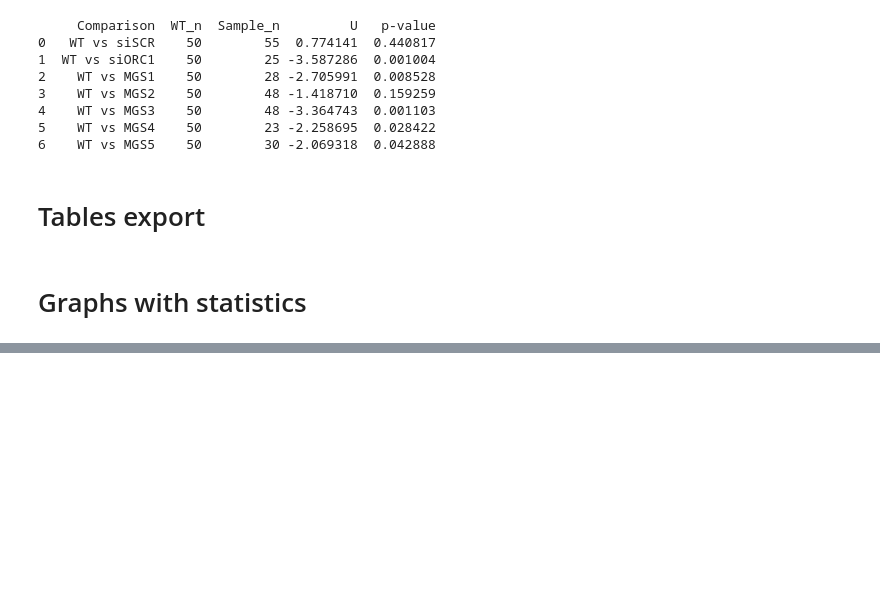
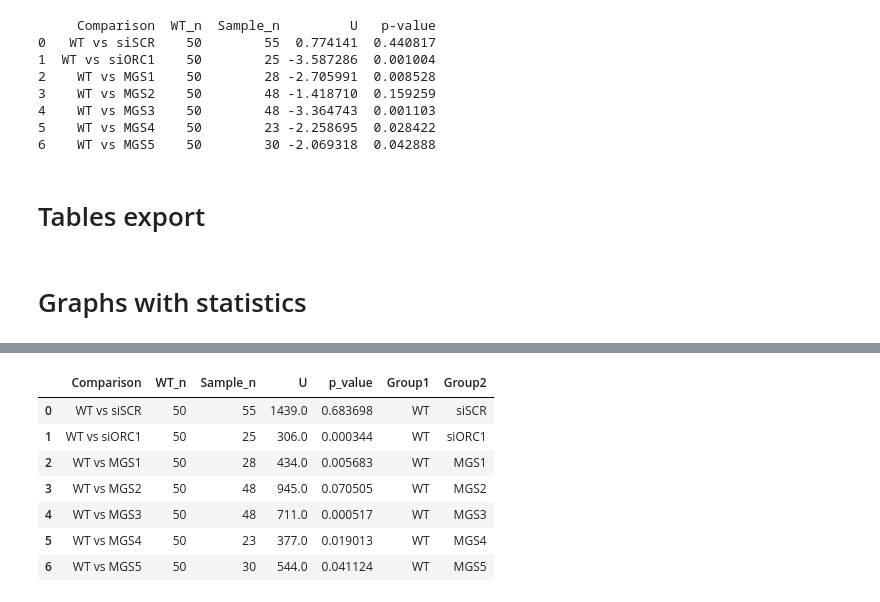
Before and after one commit to Lopatushka/DNA_fibers, a Jupyter notebook: data_agg.ipynb, the cells around one changed output, grey strips where cells are left out. Saved outputs shown, nothing was run; the diff lists cells and outputs as text; code cells hidden in the pictures; blank space fills up the shorter version.

```diff
--- a/data_agg.ipynb
+++ b/data_agg.ipynb
@@ -738,0 +825,32 @@ Plot is saved in the directory: /mnt/c/users/helen/Desktop/FIBERS
+# %%
+# -------------------------------------------------------
+# Prepare statistics DataFrame
+# -------------------------------------------------------
+
+stats_plot = stats_df.copy()
+
+# Split "WT vs MGS1" into two separate columns
+stats_plot[["Group1", "Group2"]] = (
+    stats_plot["Comparison"]
+    .str.split(r"\s+vs\s+", expand=True)
+)
+
+# Rename p-value column for easier use
+stats_plot = stats_plot.rename(columns={"p-value": "p_value"})
+
+# Keep only comparisons whose groups are present in the plot
+stats_plot = stats_plot[
+    stats_plot["Group1"].isin(sample_order)
+    & stats_plot["Group2"].isin(sample_order)
+].copy()
+# %%
+stats_plot
+# %% [output]
+|  | Comparison | WT_n | Sample_n | U | p_value | Group1 | Group2 |
+| 0 | WT vs siSCR | 50 | 55 | 1439.0 | 0.683698 | WT | siSCR |
+| 1 | WT vs siORC1 | 50 | 25 | 306.0 | 0.000344 | WT | siORC1 |
+| 2 | WT vs MGS1 | 50 | 28 | 434.0 | 0.005683 | WT | MGS1 |
+| 3 | WT vs MGS2 | 50 | 48 | 945.0 | 0.070505 | WT | MGS2 |
+| 4 | WT vs MGS3 | 50 | 48 | 711.0 | 0.000517 | WT | MGS3 |
+| 5 | WT vs MGS4 | 50 | 23 | 377.0 | 0.019013 | WT | MGS4 |
+| 6 | WT vs MGS5 | 50 | 30 | 544.0 | 0.041124 | WT | MGS5 |
```
Also changed, not shown: parts of 4 cells of this notebook.
